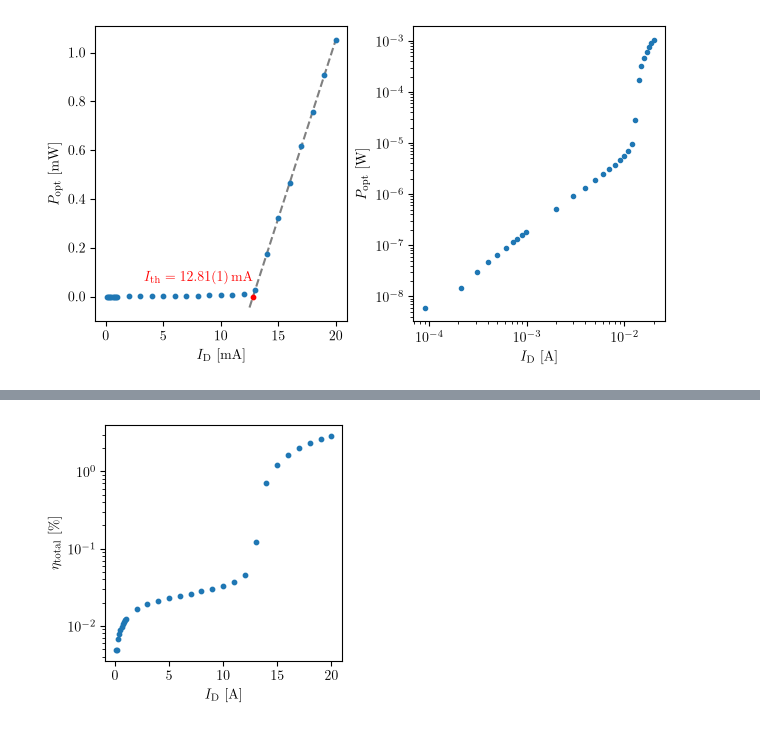
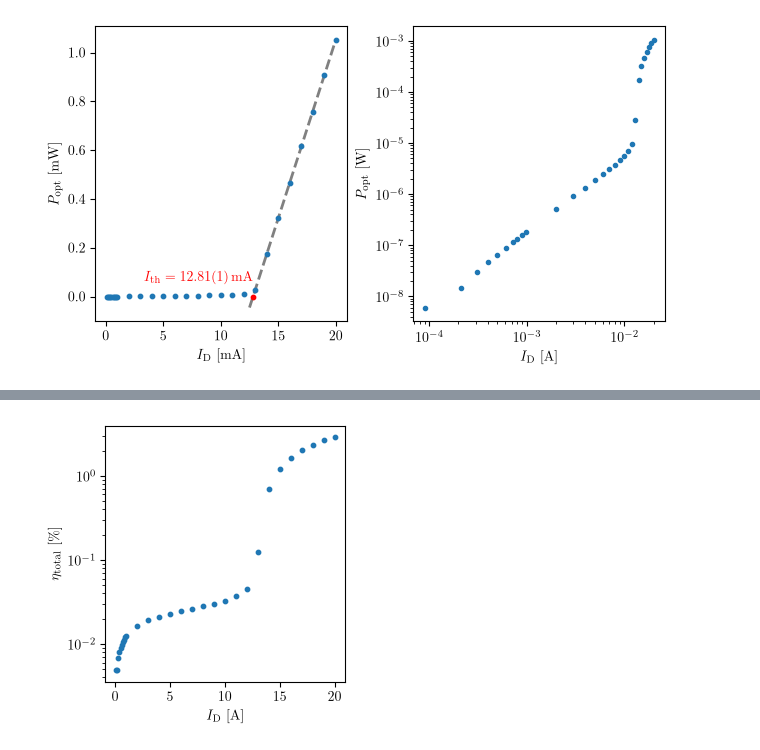
Before and after one commit to slegt/semiconductor_lab_1, a Jupyter notebook: b7/python/task1.ipynb, the cells around one changed output, grey strips where cells are left out. Drawn from its saved outputs; the diff is of its cells as text; code cells hidden in the pictures.

```diff
--- a/b7/python/task1.ipynb
+++ b/b7/python/task1.ipynb
@@ -49,10 +49,10 @@ def diode_law(I: npt.NDArray[np.float64], n: float, log_I_0: float, R_s: float)
     size. Inverting the diode law makes V the dependent variable, which is what allows
     the series resistance to be fitted here at all.
     """
-    return n * V_T * np.log(I / 10**log_I_0) + I * R_s
+    return n * V_T * np.log(I / 10**log_I_0 + 1) + I * R_s
 
 pprint({
-    "PT100 Resistance"
-    "Temperature": TEMPERATURE
+    "PT100 Resistance Temperature": TEMPERATURE,
+    "PT100 Resistance Temperature (°C)": TEMPERATURE - 273.15
 })
 # %% [output]
@@ -110,7 +111,7 @@ df_enriched
 # %% [markdown]
 #### Linear Fit
 # %%
-mask: pd.Series[bool] = df_enriched["I"] > 0.0125
+mask: pd.Series[bool] = df_enriched["I_mA"] > 12.5
 (m, I_th), cov = curve_fit(lasing_branch, df_enriched[mask]["I"], df_enriched[mask]["P_opt"])
 fit_data = {"m": {"value": m, "delta": np.sqrt(cov[0, 0])}, "I_th": {"value": I_th, "delta": np.sqrt(cov[1, 1])}}
 pprint(fit_data)
@@ -217,18 +218,19 @@ with plt.rc_context(DOUBLE_COLUMN):
     fig, (ax1, ax2) = plt.subplots(ncols=2, layout="constrained")
 
     ax1.scatter(df_enriched["V"], df_enriched["I_mA"], s=6)
-    ax1.plot(V_ohmic, I_ohmic_mA, color="grey", zorder=-1, linestyle="--", label="Ohmic branch")
+    ax1.plot(V_ohmic, I_ohmic_mA, color="grey", zorder=-1, linestyle="--", label="Ohmic branch", lw=2)
     ax1.set_ylabel(r"$I_\mathrm{D}$ [\unit{\milli \ampere}]")
     ax1.set_xlabel(r"$V_\mathrm{D}$ [\unit{\volt}]")
     ax1.legend()
 
     ax2.scatter(df_enriched["V"], df_enriched["I_mA"], s=6)
-    ax2.plot(V_diode, I_diode_mA, color="grey", zorder=-1, linestyle="--", label="Diode law")
+    ax2.plot(V_diode, I_diode_mA, color="grey", zorder=-1, linestyle="--", label="Diode law", lw=2)
     ax2.set_yscale("log")
     ax2.set_ylabel(r"$I_\mathrm{D}$ [\unit{\milli \ampere}]")
     ax2.set_xlabel(r"$V_\mathrm{D}$ [\unit{\volt}]")
     ax2.legend()
 
+    plt.savefig(export_dir / "task1_V_I.pdf")
     plt.show()
 # %% [output]
 [figure]
@@ -240,7 +258,7 @@ with plt.rc_context(DOUBLE_COLUMN):
     fig, (ax1, ax2) = plt.subplots(ncols=2, layout="constrained")
 
     ax1.scatter(df_enriched["I_mA"], df_enriched["P_opt_mW"], s=10)
-    ax1.plot(I_plot_mA, P_plot_mW, color="grey", zorder=-1, linestyle="--")
+    ax1.plot(I_plot_mA, P_plot_mW, color="grey", zorder=-1, linestyle="--", lw=2)
     ax1.scatter(I_th_mA, 0, color="red", s=10)
     ax1.text(I_th_mA - offset_right, offset_top, s=I_th_label, va="bottom", ha="right", color="red")
     ax1.set_xlabel(r"$I_\mathrm{D}$ [\unit{\milli\ampere}]")
@@ -251,6 +269,7 @@ with plt.rc_context(DOUBLE_COLUMN):
     ax2.set_xlabel(r"$I_\mathrm{D}$ [\unit{\ampere}]")
     ax2.set_ylabel(r"$P_\mathrm{opt}$ [\unit{\watt}]")
 
+    plt.savefig(export_dir / "task1_I_P.pdf")
     plt.show()
 # %% [output]
 [figure]
@@ -257,11 +293,12 @@ with plt.rc_context(DOUBLE_COLUMN):
 # %%
 with plt.rc_context(SINGLE_COLUMN):
-    fig, ax = plt.subplots()
+    fig, ax = plt.subplots(layout="constrained")
     ax.scatter(df_enriched["I_mA"], df_enriched["eta_total_percent"], s=10)
     ax.set_xlabel(r"$I_\mathrm{D}$ [\unit{\ampere}]")
     ax.set_ylabel(r"$\eta_\mathrm{total}$ [\unit{\percent}]")
     ax.set_yscale("log")
 
+    plt.savefig(export_dir / "task1_I_eta.pdf")
     plt.show()
 # %% [output]
-[figure, old version]
+[figure, new version]
```
Also changed, not shown: parts of 4 cells of this notebook, 21 other files.
